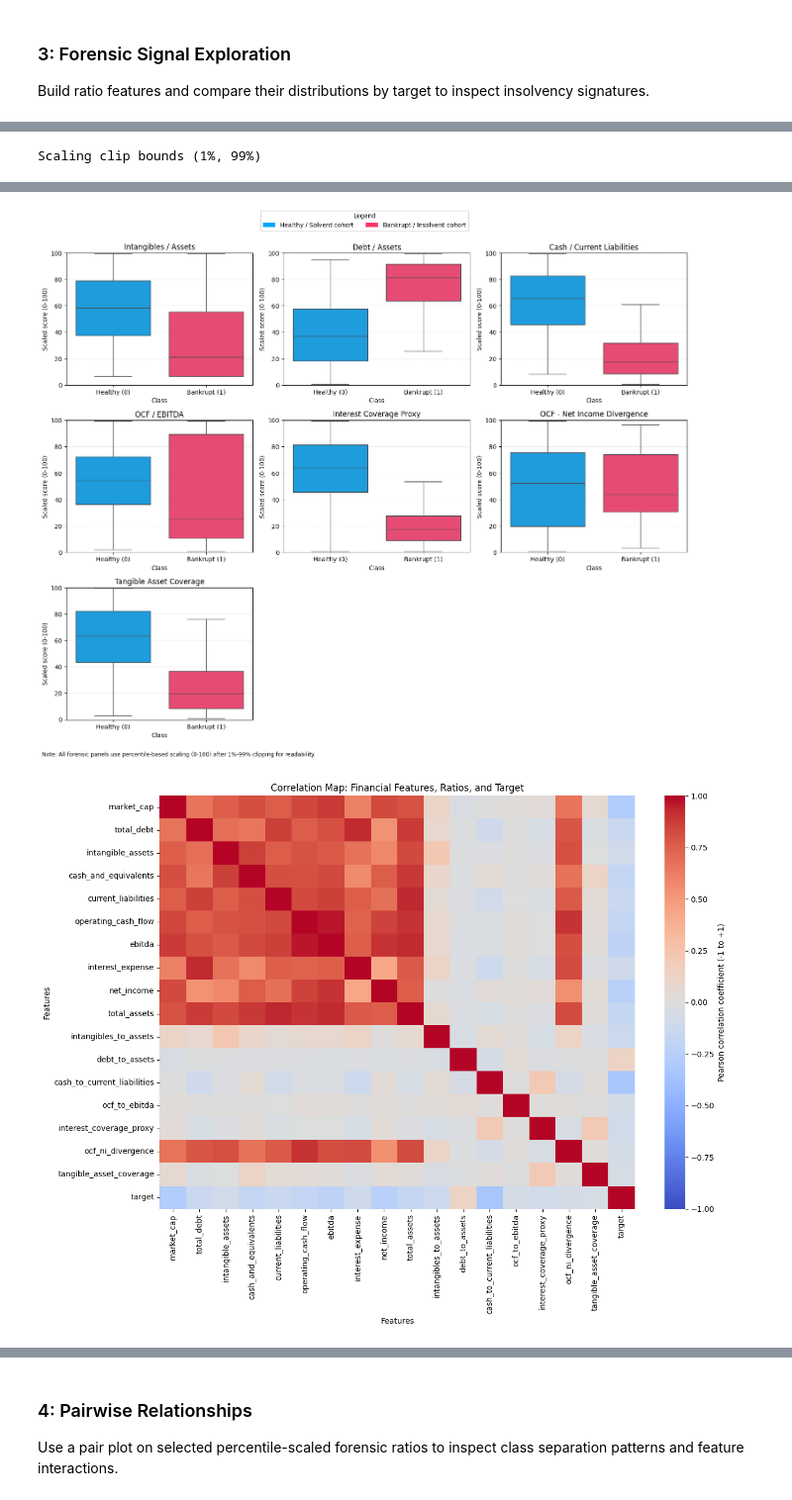
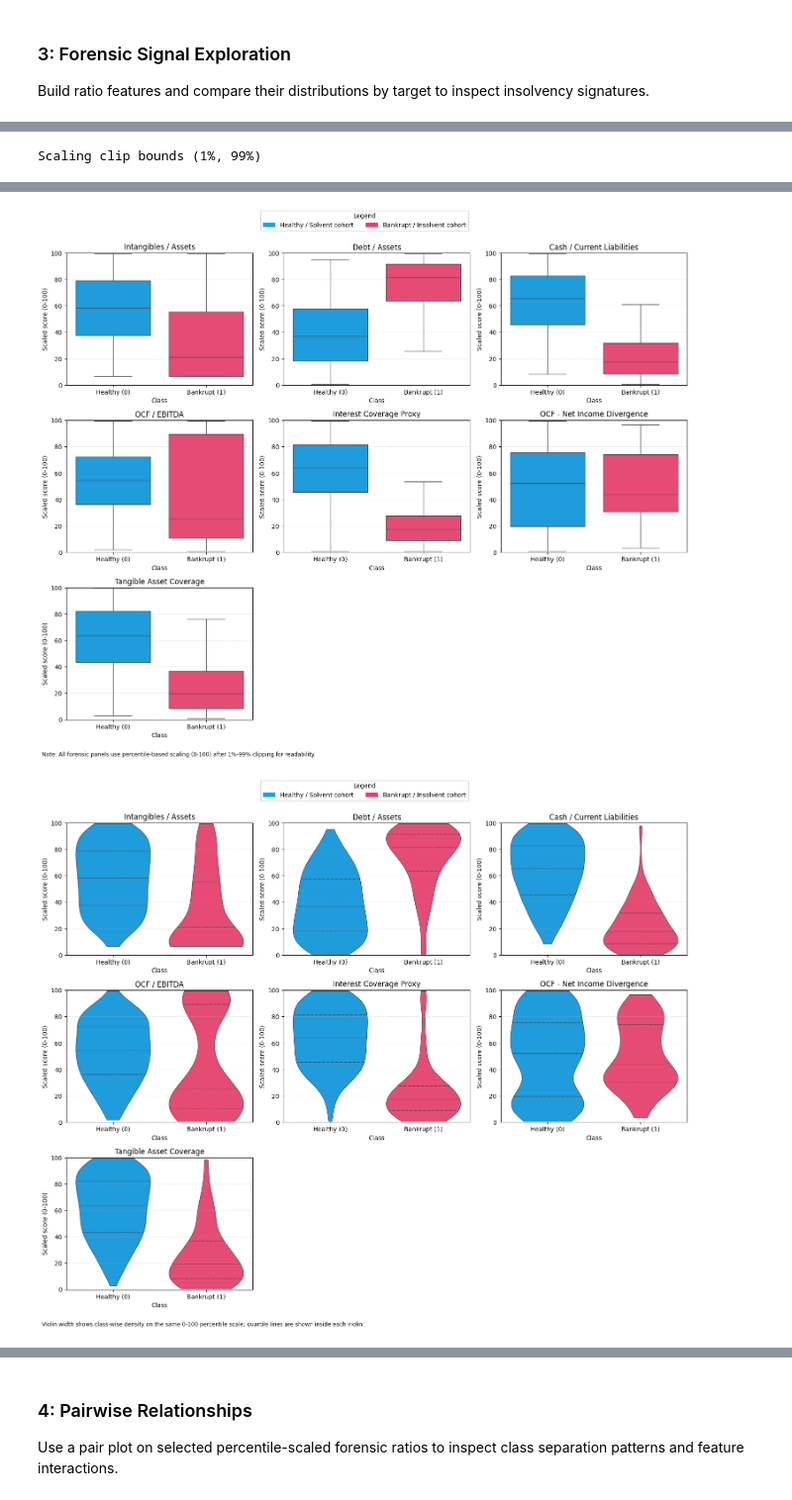
Before and after one commit to pushkqr/corporate-insolvency, a Jupyter notebook: code.ipynb, the cells around one changed output, grey strips where cells are left out. Shown at 99% size. Cells and saved outputs as stored; diff of their text form; code cells hidden in the pictures.

Commit message:
feat(notebook): strengthen insolvency EDA-to-model pipeline and evaluation narrative

```diff
--- a/code.ipynb
+++ b/code.ipynb
@@ -528,7 +528,7 @@ display_name = {
     'tangible_asset_coverage': 'Tangible Asset Coverage',
 }
 
-# Plot class-wise forensic distributions on the scaled axis
+# Plot class-wise forensic distributions on the scaled axis (boxplots)
 n_plots = len(ratio_cols)
 n_cols = 3
 n_rows = int(np.ceil(n_plots / n_cols))
@@ -571,52 +571,80 @@ fig.text(
 plt.tight_layout(rect=[0, 0.03, 1, 0.95])
 plt.show()
 
-# Plot correlation heatmap across raw and engineered features
+# Complement with violin plots to reveal class-wise density shape
+fig, axes = plt.subplots(n_rows, n_cols, figsize=(15, 4.2 * n_rows))
+axes = np.array(axes).reshape(-1)
+
+for idx, col in enumerate(ratio_cols):
+    y_col = f'{col}_prank'
+    panel_title = display_name.get(col, col)
+
+    sns.violinplot(
+        data=eda,
+        x='target_label',
+        y=y_col,
+        order=['Healthy (0)', 'Bankrupt (1)'],
+        palette=palette,
+        cut=0,
+        inner='quartile',
+        linewidth=0.9,
+        ax=axes[idx],
+    )
+    axes[idx].set_title(panel_title)
+    axes[idx].set_xlabel('Class')
+    axes[idx].set_ylabel('Scaled score (0-100)')
+    axes[idx].set_ylim(0, 100)
+    axes[idx].grid(axis='y', linestyle='--', alpha=0.3)
+
+for j in range(n_plots, len(axes)):
+    fig.delaxes(axes[j])
+
+fig.legend(handles=legend_handles, title='Legend', loc='upper center', ncol=2, frameon=True)
+fig.text(
+    0.01,
+    0.01,
+    'Violin width shows class-wise density on the same 0-100 percentile scale; quartile lines are shown inside each violin.',
+    fontsize=9,
+)
+plt.tight_layout(rect=[0, 0.03, 1, 0.95])
+plt.show()
+
+# Plot Spearman correlation heatmap across raw and engineered features
 corr_cols = available_numeric + ratio_cols
-corr = eda[corr_cols + ['target']].corr(numeric_only=True)
+spearman_corr = eda[corr_cols + ['target']].corr(method='spearman', numeric_only=True)
 plt.figure(figsize=(13, 10))
 sns.heatmap(
-    corr,
+    spearman_corr,
     cmap='coolwarm',
     center=0,
     vmin=-1,
     vmax=1,
-    cbar_kws={'label': 'Pearson correlation coefficient (-1 to +1)'},
+    cbar_kws={'label': 'Spearman correlation coefficient (-1 to +1)'},
 )
-plt.title('Correlation Map: Financial Features, Ratios, and Target')
+plt.title('Correlation Map')
 plt.xlabel('Features')
 plt.ylabel('Features')
+
 plt.tight_layout()
 plt.show()
-
-# Plot sorted feature correlations with insolvency
-plt.figure(figsize=(10, 6))
-target_corr = corr['target'].drop('target').sort_values(ascending=True)
-colors = ['#FF3366' if x > 0 else '#00A6FB' for x in target_corr]
-target_corr.plot(kind='barh', color=colors)
-plt.title('Feature Correlation with Insolvency (Target = 1)')
-plt.xlabel('Correlation Coefficient')
-plt.grid(axis='x', linestyle='--', alpha=0.5)
-plt.tight_layout()
-plt.show()
 # %% [output]
 Ratio medians by target
 | target | 0 | 1 |
 | intangibles_to_assets | 0.02 | 0.00 |
 | debt_to_assets | 0.09 | 0.51 |
 | cash_to_current_liabilities | 0.53 | 0.03 |
 | ocf_to_ebitda | 0.70 | 0.31 |
 | interest_coverage_proxy | 20.02 | 0.65 |
 | ocf_ni_divergence | 1292767000.00 | 755962500.00 |
 | tangible_asset_coverage | 9.56 | 1.92 |
 Scaling clip bounds (1%, 99%)
 |  | feature | clip_1pct | clip_99pct |
 | 0 | intangibles_to_assets | 0.00 | 0.61 |
 | 1 | debt_to_assets | 0.00 | 12.88 |
 | 2 | cash_to_current_liabilities | 0.00 | 5.20 |
 | 3 | ocf_to_ebitda | -13.22 | 7.47 |
 | 4 | interest_coverage_proxy | -34.31 | 1277.97 |
 | 5 | ocf_ni_divergence | -77978440000.00 | 299116430000.00 |
 | 6 | tangible_asset_coverage | 0.08 | 2351.52 |
 [figure]
-[figure, old version]
+[figure, new version]
```
Also changed, not shown: parts of 7 cells of this notebook.
